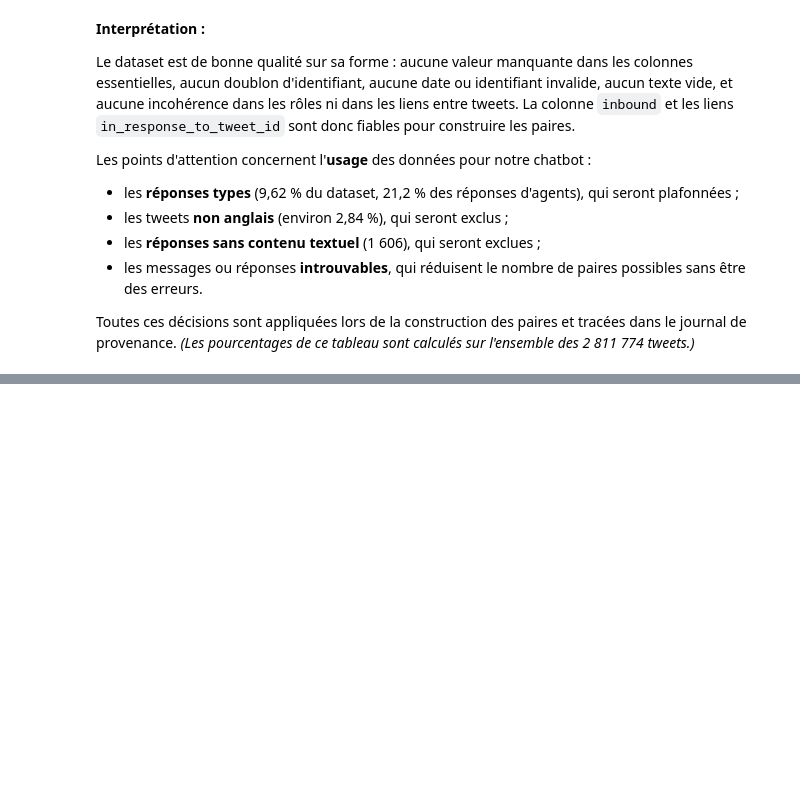
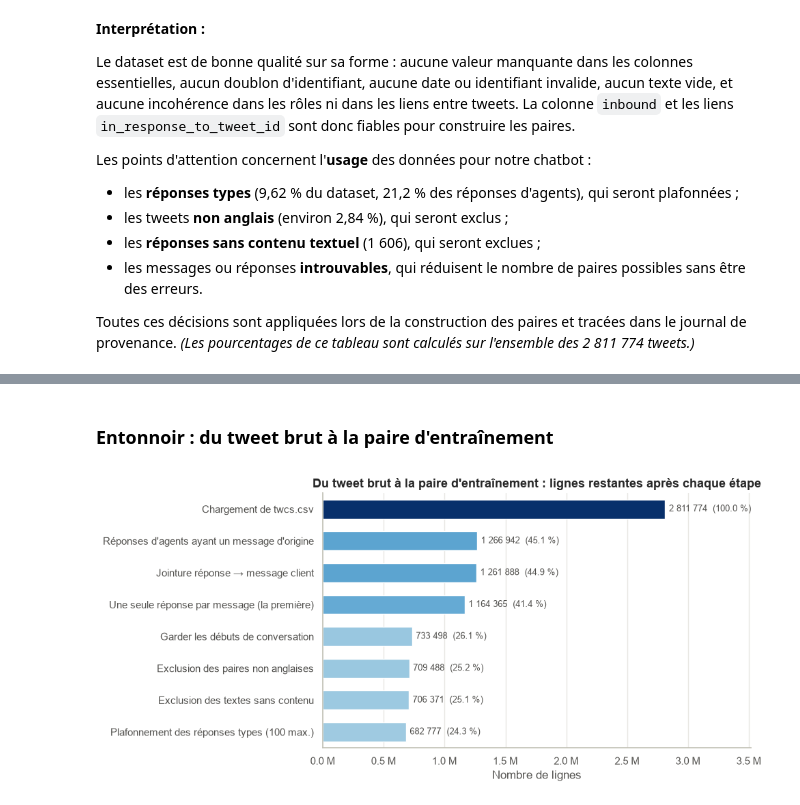
Before and after one commit to ranimmhiri/supportbot, a Jupyter notebook: notebooks/supportbot.ipynb, the cells around one changed output, grey strips where cells are left out. Cells and saved outputs as stored; diff of their text form; code cells hidden in the pictures; blank space fills up the shorter version.

Commit message:
Data: construction des paires, statistiques et graphiques

```diff
--- a/notebooks/supportbot.ipynb
+++ b/notebooks/supportbot.ipynb
@@ -845,0 +1168,25 @@ journal de provenance. *(Les pourcentages de ce tableau sont calculés sur l'ens
+# %% [markdown]
+### Entonnoir : du tweet brut à la paire d'entraînement
+# %%
+etapes = pd.DataFrame(journal)
+total_depart = etapes["lignes en sortie"].iloc[0]   # 2 811 774 tweets bruts
+
+fig, ax = plt.subplots(figsize=(10, 4.8))
+sns.barplot(data=etapes, x="lignes en sortie", y="étape", hue="lignes en sortie",
+            palette="Blues", hue_norm=bornes_degrade(etapes["lignes en sortie"]),
+            legend=False, width=0.6, saturation=1, ax=ax)
+for barres in ax.containers:
+    ax.bar_label(barres,
+                 labels=[f"{espaces(v)}  ({v / total_depart * 100:.1f} %)" for v in barres.datavalues],
+                 padding=4, color=GRIS, fontsize=9)
+ax.set_title("Du tweet brut à la paire d'entraînement : lignes restantes après chaque étape")
+ax.set_xlabel("Nombre de lignes")
+ax.set_ylabel("")
+ax.set_xlim(0, etapes["lignes en sortie"].max() * 1.25)
+ax.xaxis.set_major_formatter(lambda x, _: f"{x/1e6:.1f} M")
+ax.grid(axis="y", visible=False)
+plt.tight_layout()
+sauvegarder(fig, "entonnoir_paires")
+plt.show()
+# %% [output]
+[figure, added]
```
Also changed, not shown: parts of 45 cells of this notebook, 4 other files.
